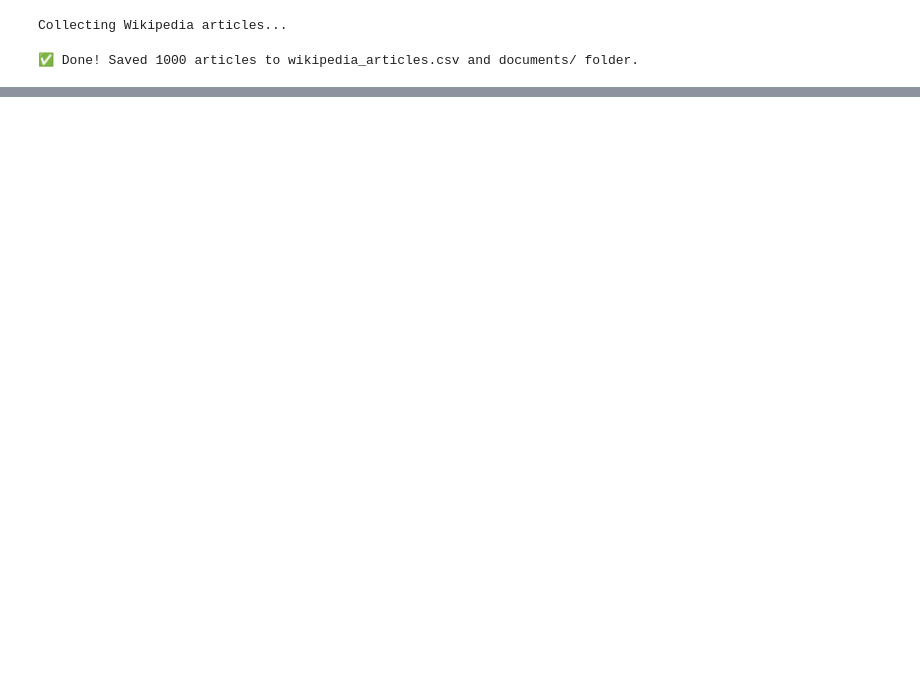
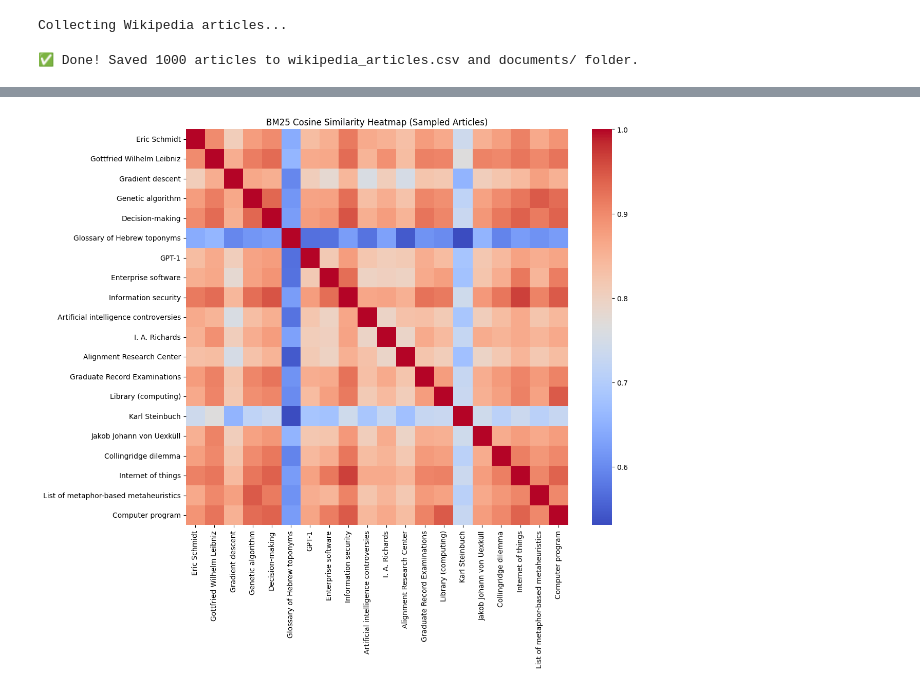
Before and after one commit to MNOWAK1234/PUTcourses, a Jupyter notebook: IR/Project2/Project2.ipynb, the cells around one changed output, grey strips where cells are left out. Cells and saved outputs as stored; diff of their text form; code cells hidden in the pictures; blank space fills up the shorter version.

```diff
--- a/IR/Project2/Project2.ipynb
+++ b/IR/Project2/Project2.ipynb
@@ -139,0 +436,27 @@ df_final.to_parquet("cleaned_articles.parquet", engine="pyarrow", index=False)
+# %%
+# tokenize corpus of sampled articles
+corpus_tokens_sample = [preprocess_for_bm25(t) for t in sample_articles['text']]
+
+# initialize BM25
+bm25_sample = BM25Okapi(corpus_tokens_sample)
+
+# compute BM25 vectors only for sampled articles
+bm25_vectors_sample = np.array([bm25_sample.get_scores(preprocess_for_bm25(text))
+                                for text in sample_articles['text']])
+
+# compute cosine similarity between sampled articles
+bm25_sim_sample = 1 - np.array([[cosine(v1, v2) for v2 in bm25_vectors_sample]
+                                for v1 in bm25_vectors_sample])
+
+# plot heatmap
+plt.figure(figsize=(12,10))
+sns.heatmap(bm25_sim_sample,
+            xticklabels=sample_articles['article_title'],
+            yticklabels=sample_articles['article_title'],
+            cmap="coolwarm", annot=False)
+plt.title("BM25 Cosine Similarity Heatmap (Sampled Articles)")
+plt.xticks(rotation=90)
+plt.yticks(rotation=0)
+plt.show()
+# %% [output]
+[figure, added]
```
Also changed, not shown: parts of 30 cells of this notebook.
